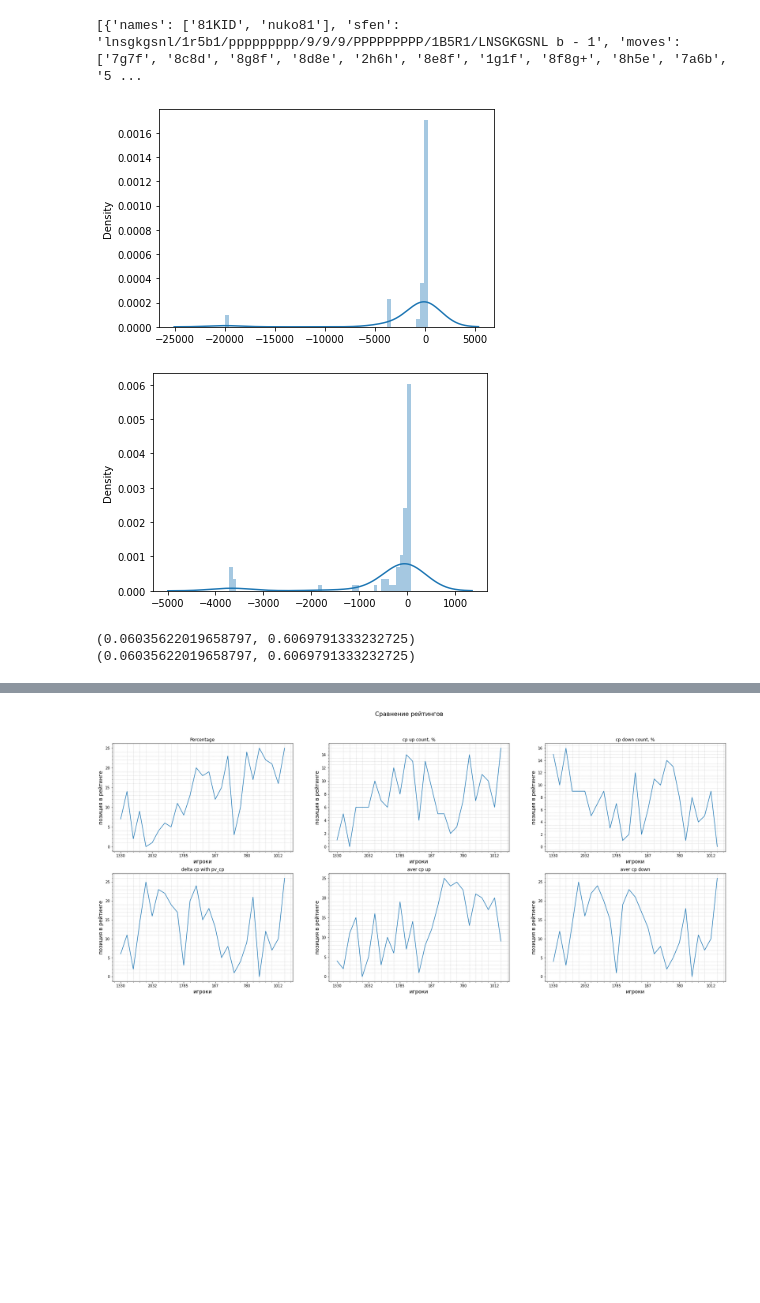
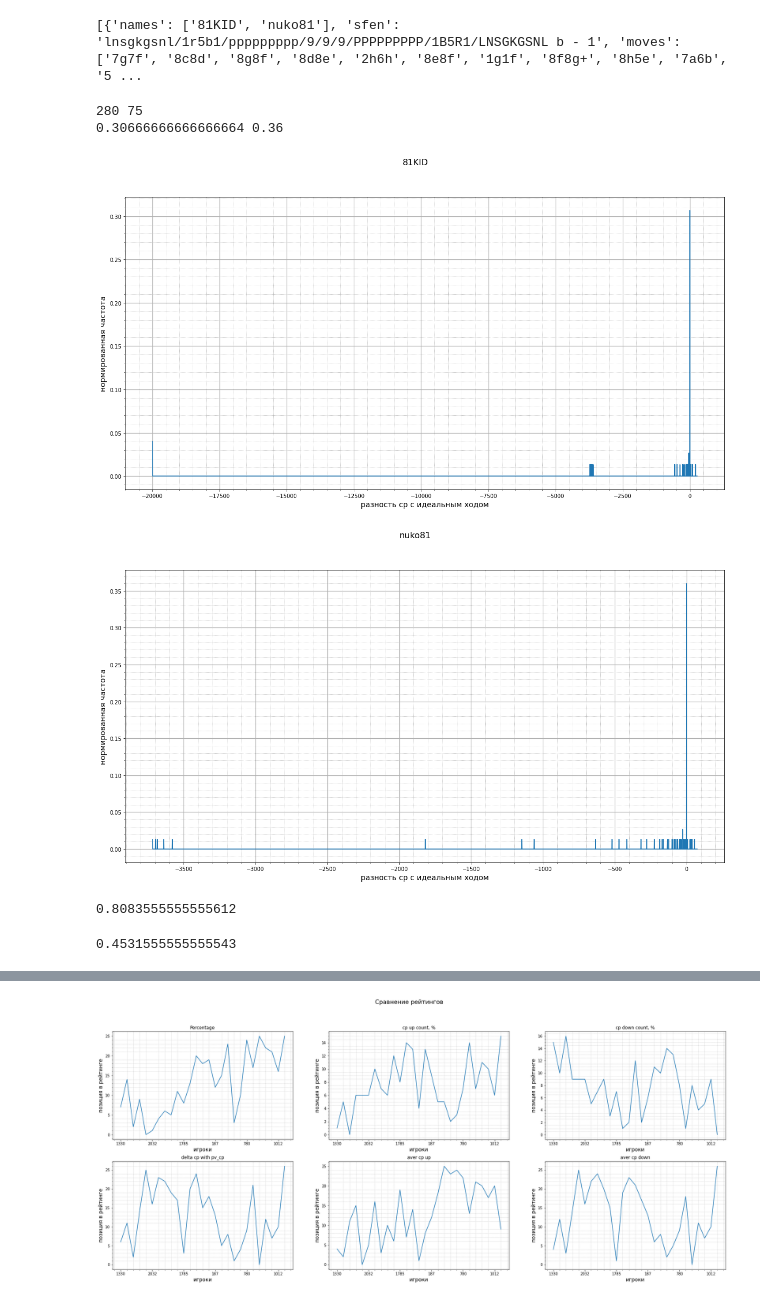
Before and after one commit to Ol333/gh, a Jupyter notebook: analisis.ipynb, the cells around one changed output, grey strips where cells are left out. Drawn from its saved outputs; the diff is of its cells as text; code cells hidden in the pictures; blank space fills up the shorter version.

```diff
--- a/analisis.ipynb
+++ b/analisis.ipynb
@@ -568,14 +567,20 @@ print(last_game)
 # %% [output]
 [{'names': ['81KID', 'nuko81'], 'sfen': 'lnsgkgsnl/1r5b1/ppppppppp/9/9/9/PPPPPPPPP/1B5R1/LNSGKGSNL b - 1', 'moves': ['7g7f', '8c8d', '8g8f', '8d8e', '2h6h', '8e8f', '1g1f', '8f8g+', '8h5e', '7a6b', '5 ...
 # %%
+first_name = ''
+second_name = ''
 first_pl_strength = []
 second_pl_strength = []
 
+b_ind = None
+w_ind = None
 for ind, login in player_table:
     if login == last_game[0]['names'][shogi.BLACK]:
         b_ind = ind
+        first_name = login
     if login == last_game[0]['names'][shogi.WHITE]:
         w_ind = ind
+        second_name = login
 if last_game[1][0] == b_ind:
     i_cp = rwd.get_cp(last_game[3], 0)
     j_cp = rwd.get_cp(last_game[3], 1)
@@ -590,21 +595,41 @@ for ind in range(len(last_game[0]['moves'])):
             first_pl_strength.append(-(i_cp[ind//2][1] - i_cp[ind//2][2]))
     else:
         second_pl_strength.append(-(j_cp[ind//2][1] - j_cp[ind//2][2]))
-# %%
-import seaborn as sns
-sns_plot = sns.distplot(first_pl_strength)
-fig = sns_plot.get_figure()
-# %% [output]
-[figure, removed]
-# %%
-import seaborn as sns
-sns_plot = sns.distplot(second_pl_strength)
-fig = sns_plot.get_figure()
-# %% [output]
-[figure, removed]
-# %%
-import scipy as sc
-print(sc.stats.pearsonr(first_pl_strength,second_pl_strength))
-# %% [output]
-(0.06035622019658797, 0.6069791333232725)
-(0.06035622019658797, 0.6069791333232725)
+# %%
+hd1 = dict.fromkeys(range(min(first_pl_strength), max(first_pl_strength)))
+hd2 = dict.fromkeys(range(min(second_pl_strength), max(second_pl_strength)))
+
+for k in hd1.keys():
+    hd1[k] = float(first_pl_strength.count(k))/len(first_pl_strength)
+for k in hd2.keys():
+    hd2[k] = float(second_pl_strength.count(k))/len(second_pl_strength)
+# %%
+print(max(first_pl_strength), max(second_pl_strength))
+print(hd1[0], hd2[0])
+# %% [output]
+280 75
+0.30666666666666664 0.36
+# %%
+fig, ax = plt.subplots(figsize=(20.,10.))
+fig.suptitle(first_name, fontsize=16)
+ax.set_xlabel("разность cp с идеальным ходом", fontsize=14)
+ax.set_ylabel("нормированная частота", fontsize=14)
+ax.minorticks_on()
+ax.grid(which="major",linewidth=1.2)
+ax.grid(which="minor",linestyle = ':')
+ax.plot(hd1.keys(), hd1.values())
+plt.show()
+# %% [output]
+[figure, added]
+# %%
+fig, ax = plt.subplots(figsize=(20.,10.))
+fig.suptitle(second_name, fontsize=16)
+ax.set_xlabel("разность cp с идеальным ходом", fontsize=14)
+ax.set_ylabel("нормированная частота", fontsize=14)
+ax.minorticks_on()
+ax.grid(which="major",linewidth=1.2)
+ax.grid(which="minor",linestyle = ':')
+ax.plot(hd2.keys(), hd2.values())
+plt.show()
+# %% [output]
+[figure, added]
@@ -610,0 +647,9 @@ print(sc.stats.pearsonr(first_pl_strength,second_pl_strength))
+# %%
+#
+vals = list(correlation.values())
+sum = 0
+for v in vals:
+    sum += v
+print(sum)
+# %% [output]
+0.8083555555555612
@@ -610,0 +666,8 @@ print(sc.stats.pearsonr(first_pl_strength,second_pl_strength))
+# %%
+sum = 0
+for i in range(1, max(len(hd1), len(hd2)) + 1):
+    sum += ver_raspr_rasn(hd1, hd2, i)
+expected_score = 0.5 * ver_raspr_rasn(hd1, hd2, 0) + sum
+print(expected_score)
+# %% [output]
+0.4531555555555543
```
Also changed, not shown: parts of 9 cells of this notebook.
